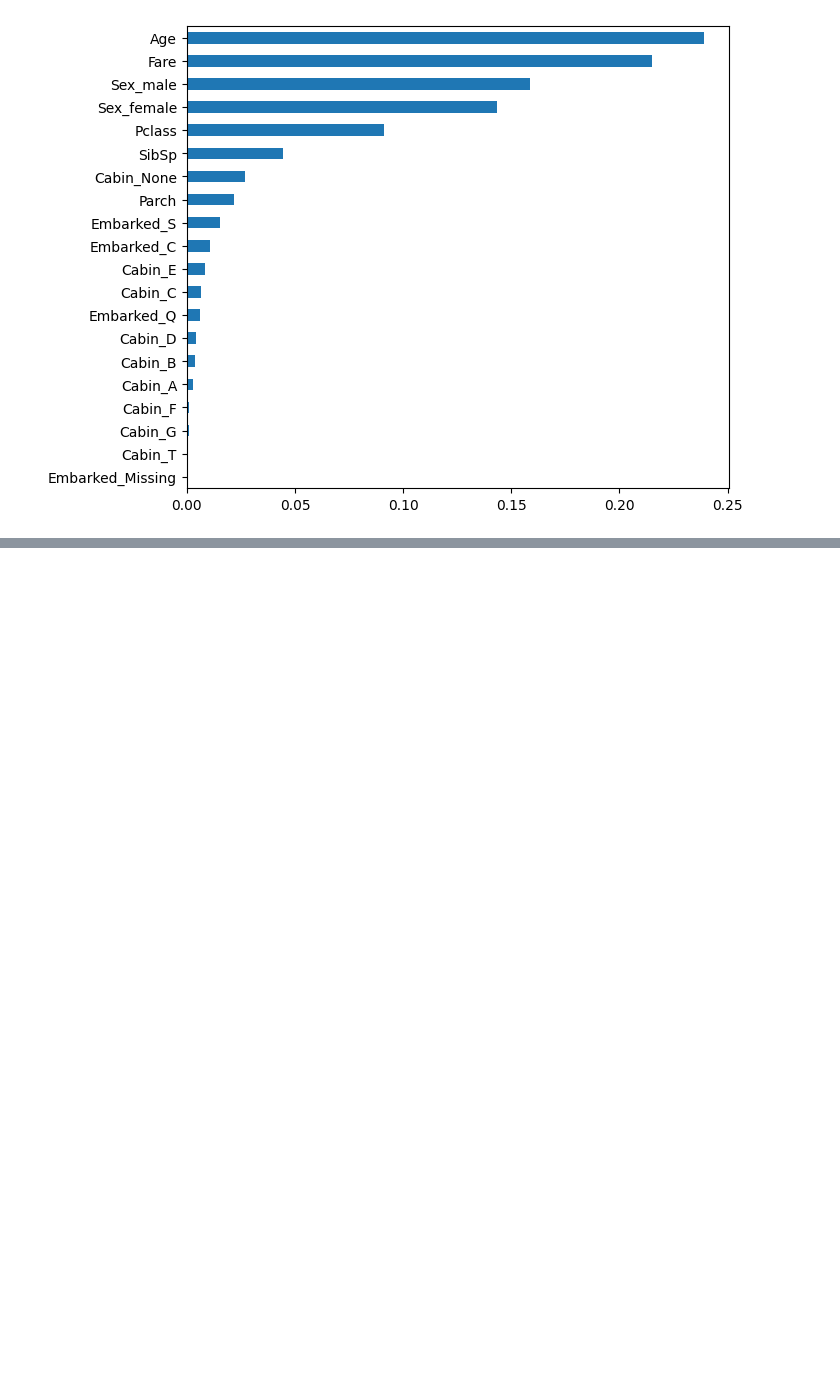
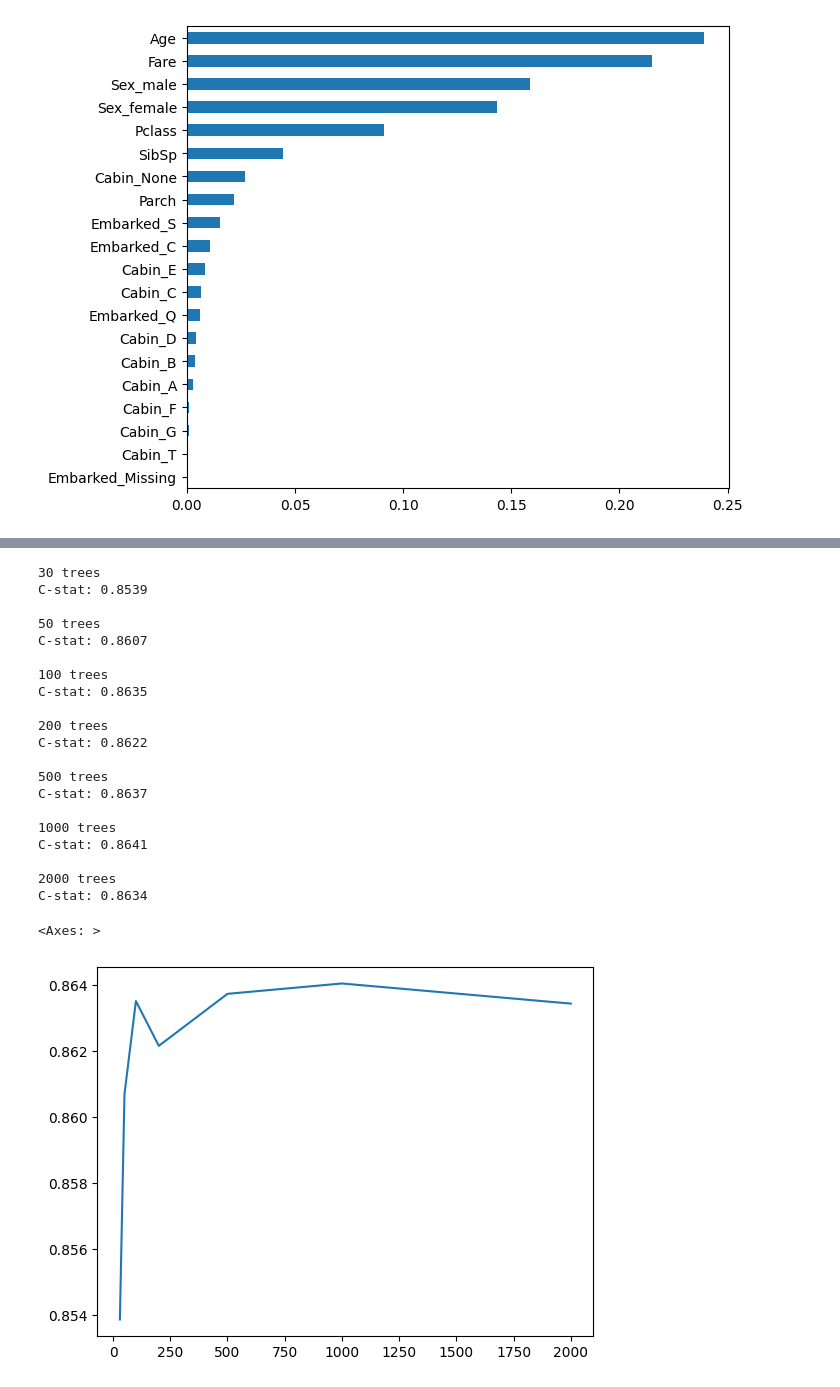
Before and after one commit to l-vice/Python, a Jupyter notebook: Introduction to Machine Learning with Python/02 - Supervised Learning/02pr_rf_titanic.ipynb, the cells around one changed output, grey strips where cells are left out. Saved outputs shown, nothing was run; the diff lists cells and outputs as text; code cells hidden in the pictures; blank space fills up the shorter version.

```diff
--- a/Introduction to Machine Learning with Python/02 - Supervised Learning/02pr_rf_titanic.ipynb
+++ b/Introduction to Machine Learning with Python/02 - Supervised Learning/02pr_rf_titanic.ipynb
@@ -288,0 +303,37 @@ ValueError: could not convert string to float: 'Braund, Mr. Owen Harris'
+# %%
+results = []
+n_estimator_options = [30, 50, 100, 200, 500, 1000, 2000]
+
+for trees in n_estimator_options:
+    model = RandomForestRegressor(trees, oob_score=True, n_jobs=-1, random_state=42)
+    model.fit(X, y)
+    print(trees, "trees")
+    roc = roc_auc_score(y, model.oob_prediction_)
+    print("C-stat: {:.4f}".format(roc))
+    results.append(roc)
+    print("")
+
+pd.Series(results, n_estimator_options).plot()
+# %% [output]
+30 trees
+C-stat: 0.8539
+
+50 trees
+C-stat: 0.8607
+
+100 trees
+C-stat: 0.8635
+
+200 trees
+C-stat: 0.8622
+
+500 trees
+C-stat: 0.8637
+
+1000 trees
+C-stat: 0.8641
+
+2000 trees
+C-stat: 0.8634
+<Axes: >
+[figure, added]
```
Also changed, not shown: parts of 11 cells of this notebook.
